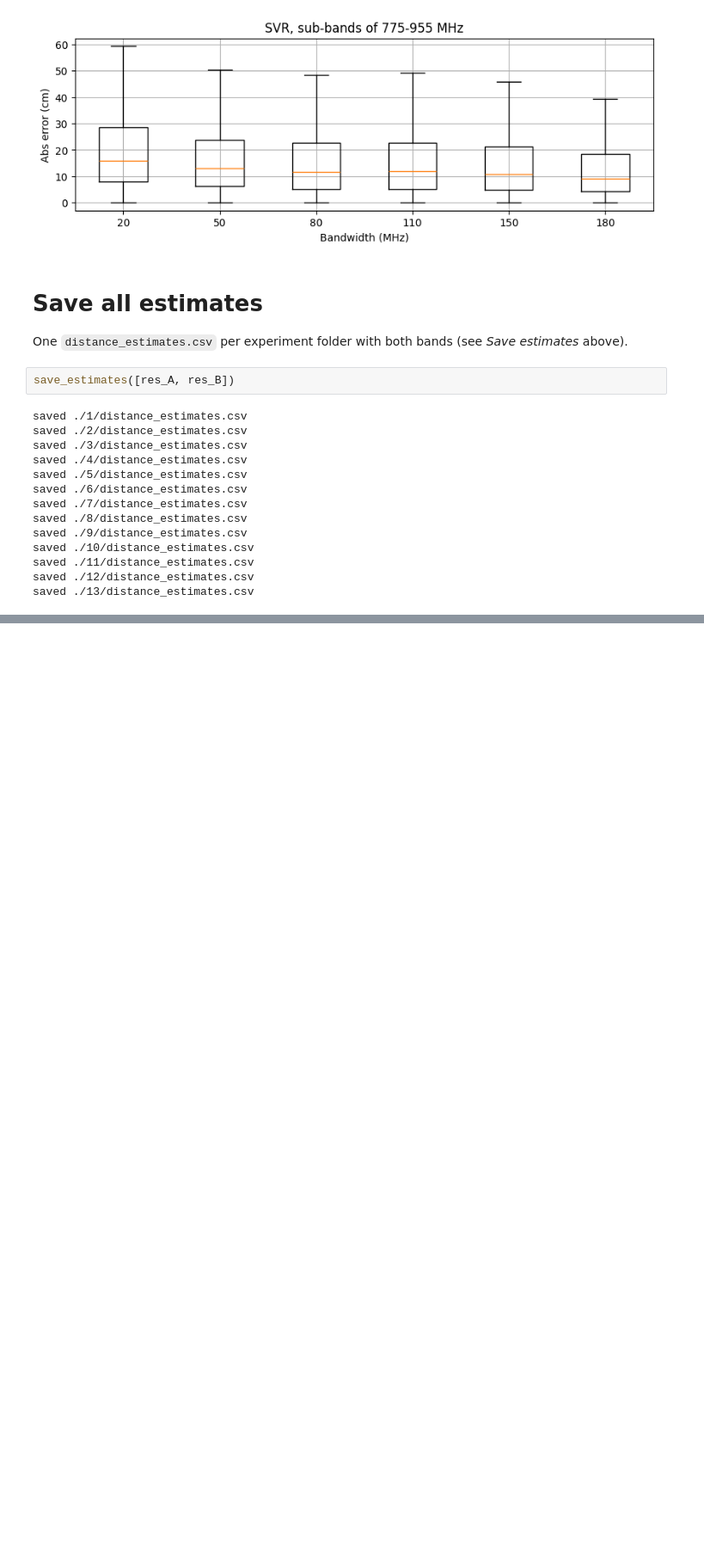
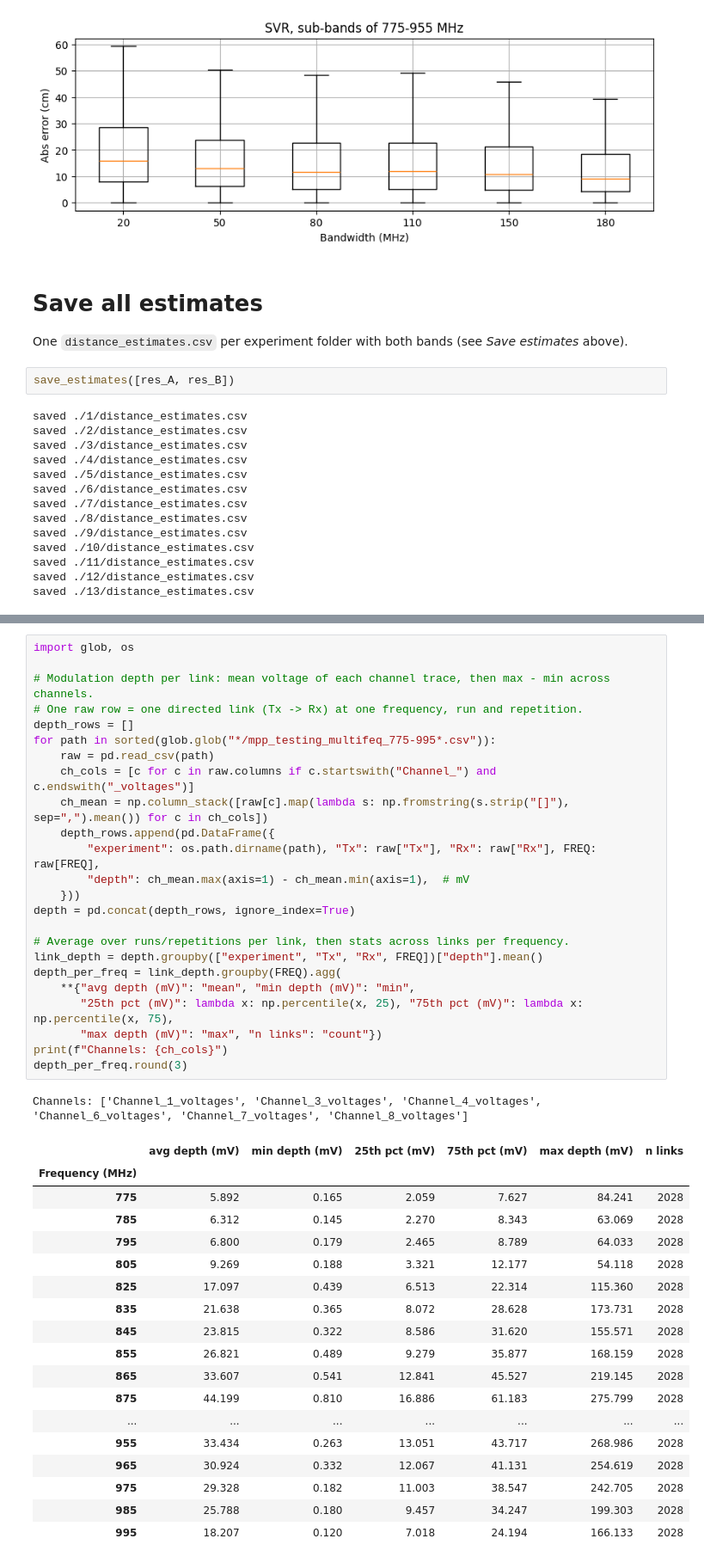
Before and after one commit to manavjeetsingh/RFImaging, a Jupyter notebook: multitag/ML_ranging_multitag_SVR.ipynb, the cells around one changed output, grey strips where cells are left out. Shown at 86% size. Drawn from its saved outputs; the diff is of its cells as text; blank space fills up the shorter version.

```diff
--- a/multitag/ML_ranging_multitag_SVR.ipynb
+++ b/multitag/ML_ranging_multitag_SVR.ipynb
@@ -494,0 +498,44 @@ saved ./13/distance_estimates.csv
+# %%
+import glob, os
+
+# Modulation depth per link: mean voltage of each channel trace, then max - min across channels.
+# One raw row = one directed link (Tx -> Rx) at one frequency, run and repetition.
+depth_rows = []
+for path in sorted(glob.glob("*/mpp_testing_multifeq_775-995*.csv")):
+    raw = pd.read_csv(path)
+    ch_cols = [c for c in raw.columns if c.startswith("Channel_") and c.endswith("_voltages")]
+    ch_mean = np.column_stack([raw[c].map(lambda s: np.fromstring(s.strip("[]"), sep=",").mean()) for c in ch_cols])
+    depth_rows.append(pd.DataFrame({
+        "experiment": os.path.dirname(path), "Tx": raw["Tx"], "Rx": raw["Rx"], FREQ: raw[FREQ],
+        "depth": ch_mean.max(axis=1) - ch_mean.min(axis=1),  # mV
+    }))
+depth = pd.concat(depth_rows, ignore_index=True)
+
+# Average over runs/repetitions per link, then stats across links per frequency.
+link_depth = depth.groupby(["experiment", "Tx", "Rx", FREQ])["depth"].mean()
+depth_per_freq = link_depth.groupby(FREQ).agg(
+    **{"avg depth (mV)": "mean", "min depth (mV)": "min",
+       "25th pct (mV)": lambda x: np.percentile(x, 25), "75th pct (mV)": lambda x: np.percentile(x, 75),
+       "max depth (mV)": "max", "n links": "count"})
+print(f"Channels: {ch_cols}")
+depth_per_freq.round(3)
+# %% [output]
+Channels: ['Channel_1_voltages', 'Channel_3_voltages', 'Channel_4_voltages', 'Channel_6_voltages', 'Channel_7_voltages', 'Channel_8_voltages']
+|  | avg depth (mV) | min depth (mV) | 25th pct (mV) | 75th pct (mV) | max depth (mV) | n links |
+| Frequency (MHz) |  |  |  |  |  |  |
+| 775 | 5.892 | 0.165 | 2.059 | 7.627 | 84.241 | 2028 |
+| 785 | 6.312 | 0.145 | 2.270 | 8.343 | 63.069 | 2028 |
+| 795 | 6.800 | 0.179 | 2.465 | 8.789 | 64.033 | 2028 |
+| 805 | 9.269 | 0.188 | 3.321 | 12.177 | 54.118 | 2028 |
+| 825 | 17.097 | 0.439 | 6.513 | 22.314 | 115.360 | 2028 |
+| 835 | 21.638 | 0.365 | 8.072 | 28.628 | 173.731 | 2028 |
+| 845 | 23.815 | 0.322 | 8.586 | 31.620 | 155.571 | 2028 |
+| 855 | 26.821 | 0.489 | 9.279 | 35.877 | 168.159 | 2028 |
+| 865 | 33.607 | 0.541 | 12.841 | 45.527 | 219.145 | 2028 |
+| 875 | 44.199 | 0.810 | 16.886 | 61.183 | 275.799 | 2028 |
+| ... | ... | ... | ... | ... | ... | ... |
+| 955 | 33.434 | 0.263 | 13.051 | 43.717 | 268.986 | 2028 |
+| 965 | 30.924 | 0.332 | 12.067 | 41.131 | 254.619 | 2028 |
+| 975 | 29.328 | 0.182 | 11.003 | 38.547 | 242.705 | 2028 |
+| 985 | 25.788 | 0.180 | 9.457 | 34.247 | 199.303 | 2028 |
+| 995 | 18.207 | 0.120 | 7.018 | 24.194 | 166.133 | 2028 |
```
Also changed, not shown: parts of 2 cells of this notebook, 25 other files.
